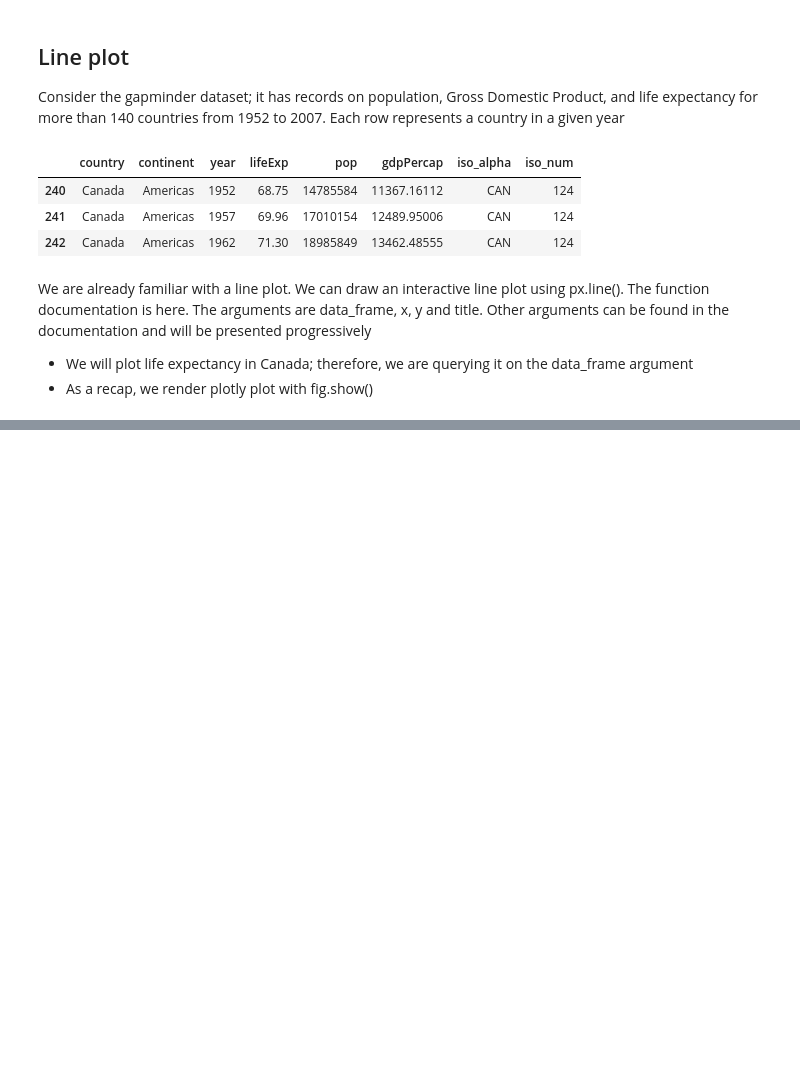
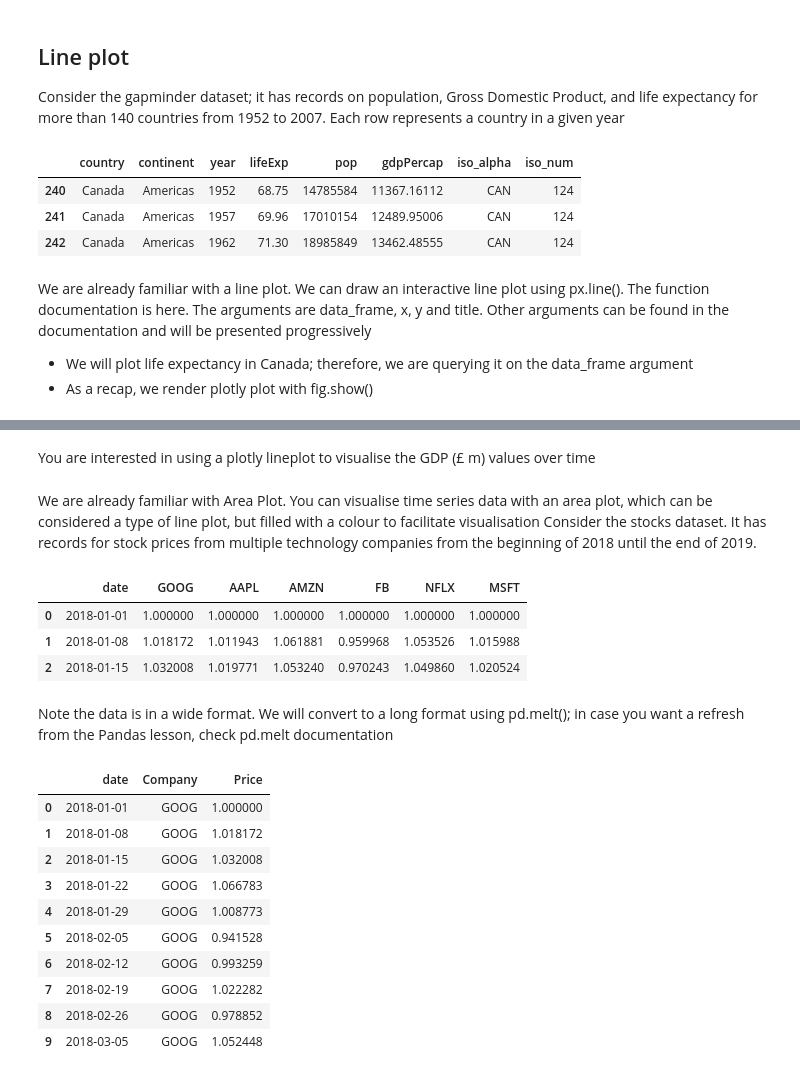
Before and after one commit to tb9757/Masterclasses, a Jupyter notebook: plotly.ipynb, the cells around one changed output, grey strips where cells are left out. Drawn from its saved outputs; the diff is of its cells as text; code cells hidden in the pictures; blank space fills up the shorter version.

```diff
--- a/plotly.ipynb
+++ b/plotly.ipynb
@@ -35,0 +130,2 @@ ValueError: Mime type rendering requires nbformat>=4.2.0 but it is not installed
+# %% [markdown]
+You are interested in using a plotly lineplot to visualise the GDP (£ m) values over time
@@ -35,0 +144,32 @@ ValueError: Mime type rendering requires nbformat>=4.2.0 but it is not installed
+# %% [markdown]
+We are already familiar with Area Plot. You can visualise time series data with an area plot, which can be considered a type of line plot, but filled with a colour to facilitate visualisation
+Consider the stocks dataset. It has records for stock prices from multiple technology companies from the beginning of 2018 until the end of 2019.
+# %%
+df = px.data.stocks().head(50)
+df.head(3)
+# %% [output]
+|  | date | GOOG | AAPL | AMZN | FB | NFLX | MSFT |
+| 0 | 2018-01-01 | 1.000000 | 1.000000 | 1.000000 | 1.000000 | 1.000000 | 1.000000 |
+| 1 | 2018-01-08 | 1.018172 | 1.011943 | 1.061881 | 0.959968 | 1.053526 | 1.015988 |
+| 2 | 2018-01-15 | 1.032008 | 1.019771 | 1.053240 | 0.970243 | 1.049860 | 1.020524 |
+# %% [markdown]
+Note the data is in a wide format. We will convert to a long format using pd.melt(); in case you want a refresh from the Pandas lesson, check pd.melt documentation
+# %%
+df = (pd.melt(frame=df, var_name='Company', value_name='Price',
+            value_vars=['GOOG', 'AAPL', 'AMZN', 'FB', 'NFLX', 'MSFT'],
+            id_vars='date')
+)
+
+df.head(10)
+# %% [output]
+|  | date | Company | Price |
+| 0 | 2018-01-01 | GOOG | 1.000000 |
+| 1 | 2018-01-08 | GOOG | 1.018172 |
+| 2 | 2018-01-15 | GOOG | 1.032008 |
+| 3 | 2018-01-22 | GOOG | 1.066783 |
+| 4 | 2018-01-29 | GOOG | 1.008773 |
+| 5 | 2018-02-05 | GOOG | 0.941528 |
+| 6 | 2018-02-12 | GOOG | 0.993259 |
+| 7 | 2018-02-19 | GOOG | 1.022282 |
+| 8 | 2018-02-26 | GOOG | 0.978852 |
+| 9 | 2018-03-05 | GOOG | 1.052448 |
```
Also changed, not shown: parts of 48 cells of this notebook.
